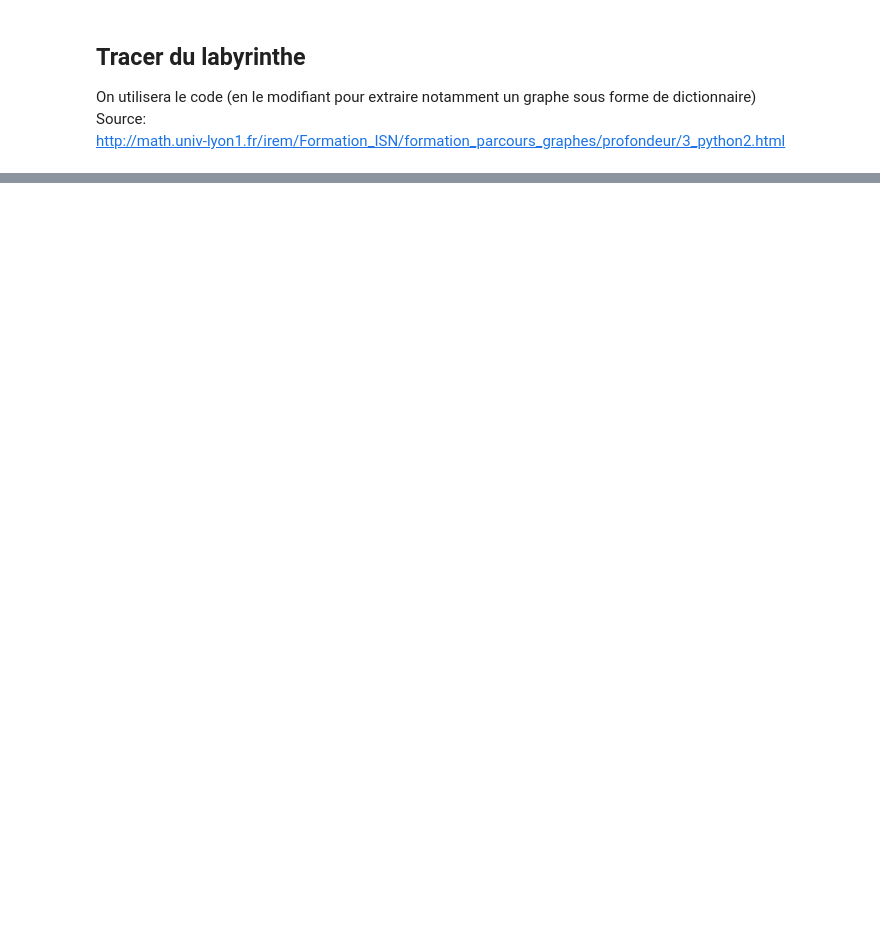
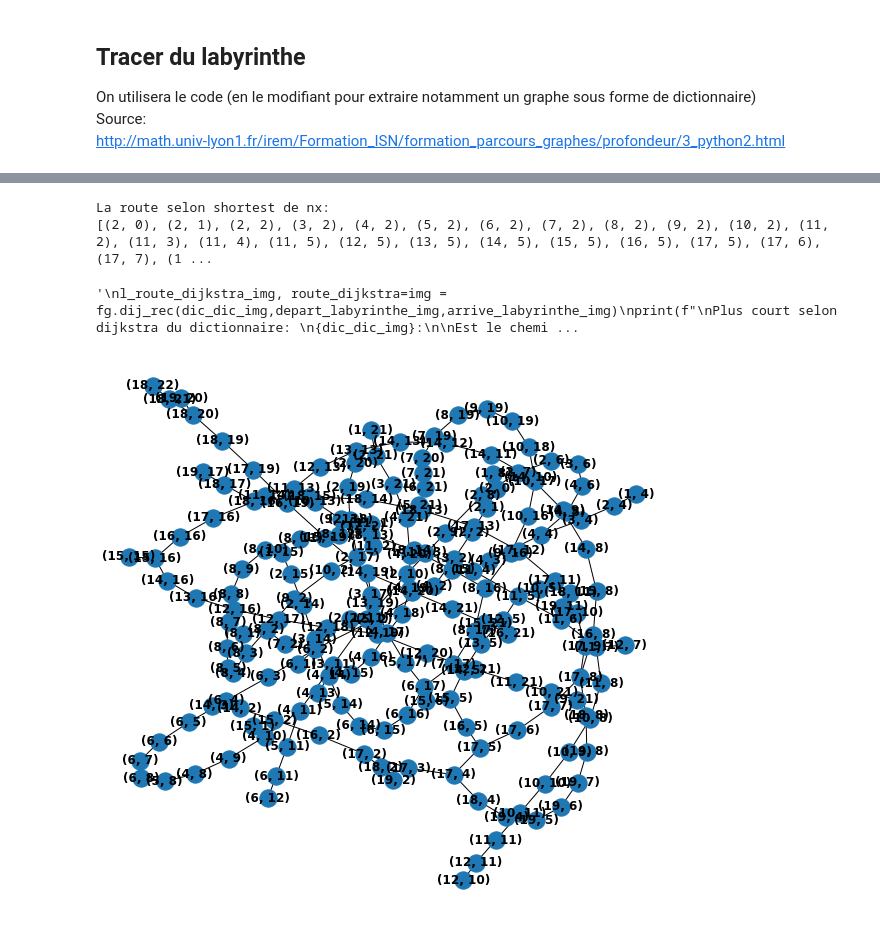
Before and after one commit to jpphi/brief10-labyrinthe, a Jupyter notebook: brief10-rendu.ipynb, the cells around one changed output, grey strips where cells are left out. Saved outputs shown, nothing was run; the diff lists cells and outputs as text; code cells hidden in the pictures; blank space fills up the shorter version.

```diff
--- a/brief10-rendu.ipynb
+++ b/brief10-rendu.ipynb
@@ -280,0 +318,8 @@ tutu
+# %%
+depart_labyrinthe_img= (2,0)
+arrive_labyrinthe_img= (18,22)
+dic_liste_img, dic_dic_img= construit_dictionnaire(noeud_img)
+
+dic_dic_img[(18,22)]= {(18,21): 1} # Sinon plantage..... le chemin de retour doit être mensionné ....!!!
+
+affiche_dic_de_dic(dic_dic_img)
@@ -280,0 +344,27 @@ tutu
+# %%
+g_img= nx.Graph()
+# On construit le graphe noeud par noeud
+for cle, valeur in dic_dic_img.items():
+    for k,v in valeur.items():
+        g_img.add_edge(cle,k,weight= v)
+
+f, ax = plt.subplots(figsize=(10,10))
+nx.draw(g_img, ax = ax, with_labels=True, font_weight='bold')
+
+plt.draw()  # pyplot draw()
+
+route_nx_img= nx.shortest_path(g_img, depart_labyrinthe_img, arrive_labyrinthe_img, weight= True)
+print(f"La route selon shortest de nx:\n{route_nx_img}")
+
+# BUG sur Dijkstra : KeyError: (1, 21)
+
+"""
+l_route_dijkstra_img, route_dijkstra=img = fg.dij_rec(dic_dic_img,depart_labyrinthe_img,arrive_labyrinthe_img)
+print(f"\nPlus court selon dijkstra du dictionnaire: \n{dic_dic_img}:\n\nEst le chemin : \n\
+{route_dijkstra_img}\n\nDe longueur : {l_route_dijkstra_img}")
+"""
+# %% [output]
+La route selon shortest de nx:
+[(2, 0), (2, 1), (2, 2), (3, 2), (4, 2), (5, 2), (6, 2), (7, 2), (8, 2), (9, 2), (10, 2), (11, 2), (11, 3), (11, 4), (11, 5), (12, 5), (13, 5), (14, 5), (15, 5), (16, 5), (17, 5), (17, 6), (17, 7), (1 ...
+'\nl_route_dijkstra_img, route_dijkstra=img = fg.dij_rec(dic_dic_img,depart_labyrinthe_img,arrive_labyrinthe_img)\nprint(f"\nPlus court selon dijkstra du dictionnaire: \n{dic_dic_img}:\n\nEst le chemi ...
+[figure, added]
```
Also changed, not shown: parts of 25 cells of this notebook, 3 other files.
